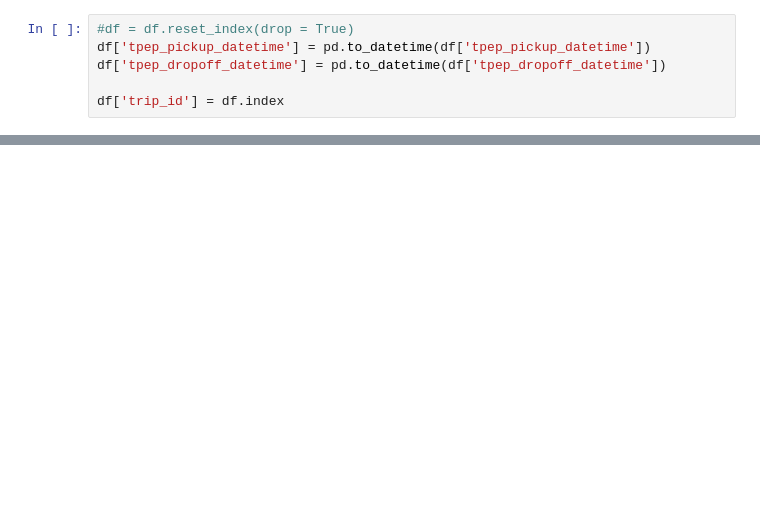
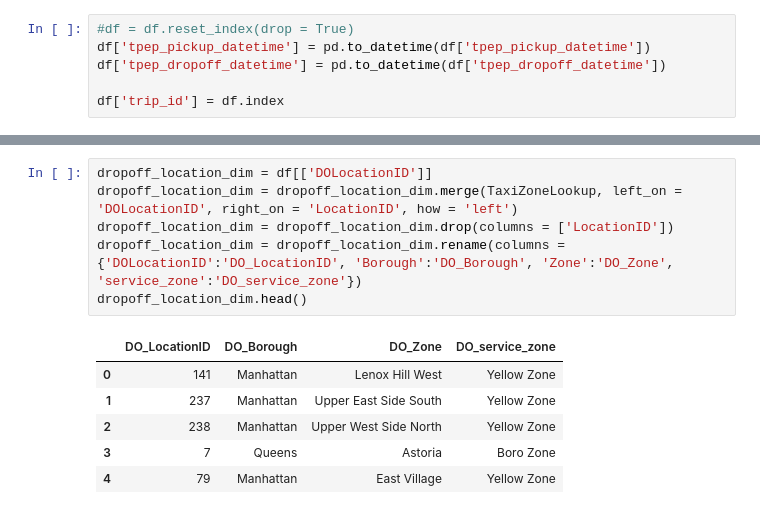
Before and after one commit to peterychu/NYC-Taxi-Data-Anaysis, a Jupyter notebook: main.ipynb, the cells around one changed output, grey strips where cells are left out. Cells and saved outputs as stored; diff of their text form; blank space fills up the shorter version.

```diff
--- a/main.ipynb
+++ b/main.ipynb
@@ -97,0 +145,13 @@ payment_type_dim.head()
+# %%
+dropoff_location_dim = df[['DOLocationID']]
+dropoff_location_dim = dropoff_location_dim.merge(TaxiZoneLookup, left_on =  'DOLocationID', right_on = 'LocationID', how = 'left')
+dropoff_location_dim = dropoff_location_dim.drop(columns = ['LocationID'])
+dropoff_location_dim = dropoff_location_dim.rename(columns = {'DOLocationID':'DO_LocationID', 'Borough':'DO_Borough', 'Zone':'DO_Zone', 'service_zone':'DO_service_zone'})
+dropoff_location_dim.head()
+# %% [output]
+|  | DO_LocationID | DO_Borough | DO_Zone | DO_service_zone |
+| 0 | 141 | Manhattan | Lenox Hill West | Yellow Zone |
+| 1 | 237 | Manhattan | Upper East Side South | Yellow Zone |
+| 2 | 238 | Manhattan | Upper West Side North | Yellow Zone |
+| 3 | 7 | Queens | Astoria | Boro Zone |
+| 4 | 79 | Manhattan | East Village | Yellow Zone |
```
Also changed, not shown: parts of 7 cells of this notebook.
